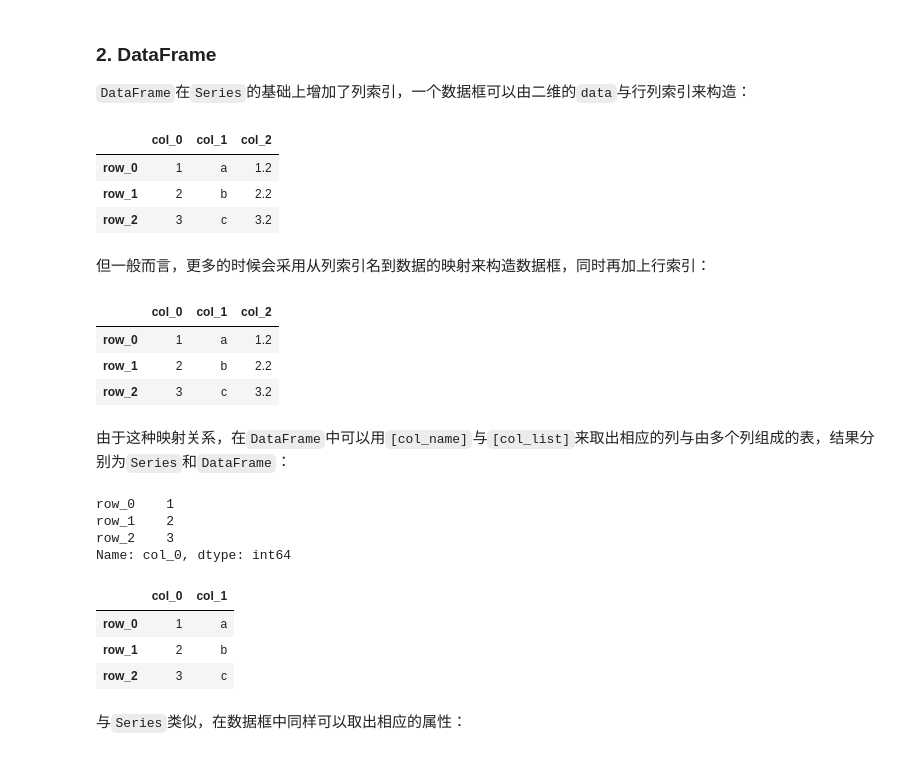
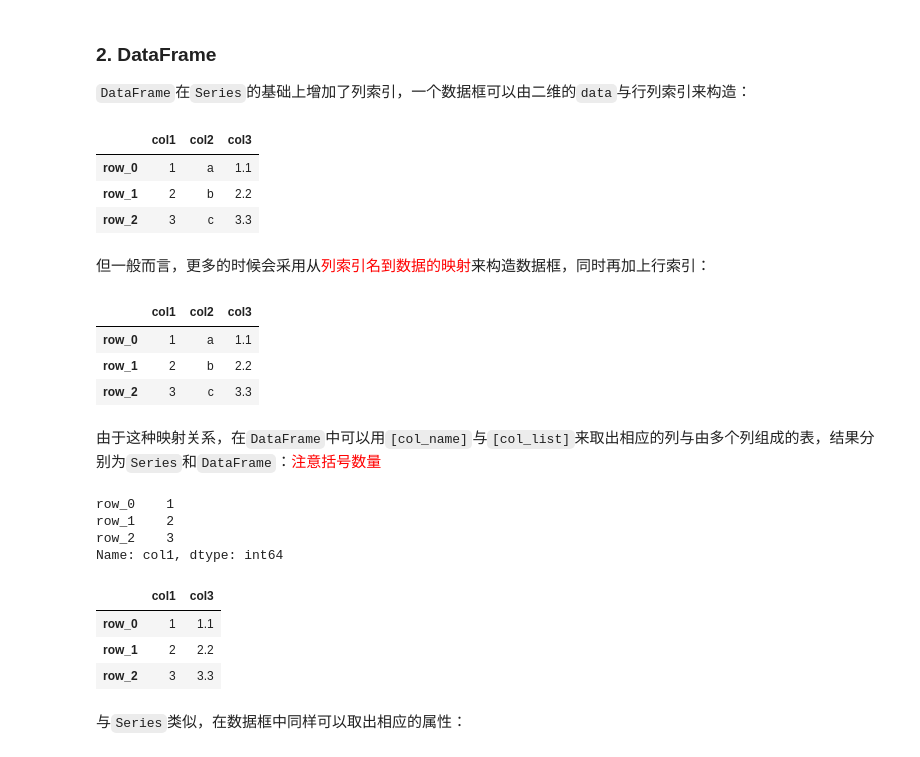
Before and after one commit to ArriettySong/DataWhale_LearningNote, a Jupyter notebook: Pandas/try/Task2-Pandas基础.ipynb, the cells around one changed output. Cells and saved outputs as stored; diff of their text form; code cells hidden in the pictures.

```diff
--- a/Pandas/try/Task2-Pandas基础.ipynb
+++ b/Pandas/try/Task2-Pandas基础.ipynb
@@ -89,45 +219,45 @@ df_excel
 ### 2. DataFrame
 `DataFrame`在`Series`的基础上增加了列索引，一个数据框可以由二维的`data`与行列索引来构造：
 # %%
-data = [[1, 'a', 1.2], [2, 'b', 2.2], [3, 'c', 3.2]]
-df = pd.DataFrame(data = data,
-                  index = ['row_%d'%i for i in range(3)],
-                  columns=['col_0', 'col_1', 'col_2'])
+data=[[1,"a",1.1],[2,"b",2.2],[3,"c",3.3]]
+df = pd.DataFrame(data=data
+                 ,index=["row_%d"%i for i in range(3)]
+                 ,columns=["col1","col2","col3"])
 df
 # %% [output]
-|  | col_0 | col_1 | col_2 |
-| row_0 | 1 | a | 1.2 |
+|  | col1 | col2 | col3 |
+| row_0 | 1 | a | 1.1 |
 | row_1 | 2 | b | 2.2 |
-| row_2 | 3 | c | 3.2 |
+| row_2 | 3 | c | 3.3 |
-# %% [markdown]
-但一般而言，更多的时候会采用从列索引名到数据的映射来构造数据框，同时再加上行索引：
+# %% [markdown]
+但一般而言，更多的时候会采用从<font color=red>列索引名到数据的映射</font>来构造数据框，同时再加上行索引：
 # %%
-df = pd.DataFrame(data = {'col_0': [1,2,3],
-                          'col_1':list('abc'),
-                          'col_2': [1.2, 2.2, 3.2]},
-                  index = ['row_%d'%i for i in range(3)])
+df = pd.DataFrame(data={"col1":[1,2,3]
+                       ,"col2":list("abc")
+                       ,"col3":[1.1,2.2,3.3]}
+                 ,index=["row_%d"%i for i in range(3)])
 df
 # %% [output]
-|  | col_0 | col_1 | col_2 |
-| row_0 | 1 | a | 1.2 |
+|  | col1 | col2 | col3 |
+| row_0 | 1 | a | 1.1 |
 | row_1 | 2 | b | 2.2 |
-| row_2 | 3 | c | 3.2 |
+| row_2 | 3 | c | 3.3 |
 # %% [markdown]
-由于这种映射关系，在`DataFrame`中可以用`[col_name]`与`[col_list]`来取出相应的列与由多个列组成的表，结果分别为`Series`和`DataFrame`：
+由于这种映射关系，在`DataFrame`中可以用`[col_name]`与`[col_list]`来取出相应的列与由多个列组成的表，结果分别为`Series`和`DataFrame`：<font color=red>注意括号数量</font>
 # %%
-df['col_0']
+df['col1']
 # %% [output]
 row_0    1
 row_1    2
 row_2    3
-Name: col_0, dtype: int64
+Name: col1, dtype: int64
-# %%
-df[['col_0', 'col_1']]
-# %% [output]
-|  | col_0 | col_1 |
-| row_0 | 1 | a |
-| row_1 | 2 | b |
-| row_2 | 3 | c |
+# %%
+df[["col1","col3"]]
+# %% [output]
+|  | col1 | col3 |
+| row_0 | 1 | 1.1 |
+| row_1 | 2 | 2.2 |
+| row_2 | 3 | 3.3 |
 # %% [markdown]
 与`Series`类似，在数据框中同样可以取出相应的属性：
 # %%
```
Also changed, not shown: parts of 89 cells of this notebook.
